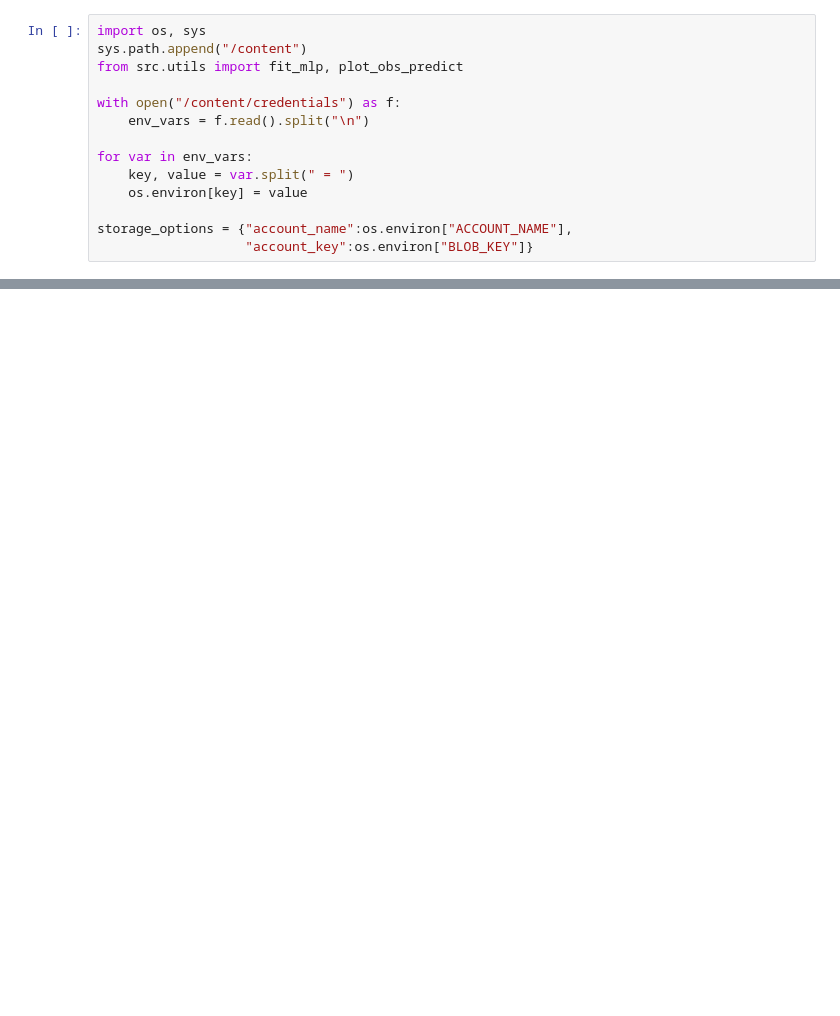
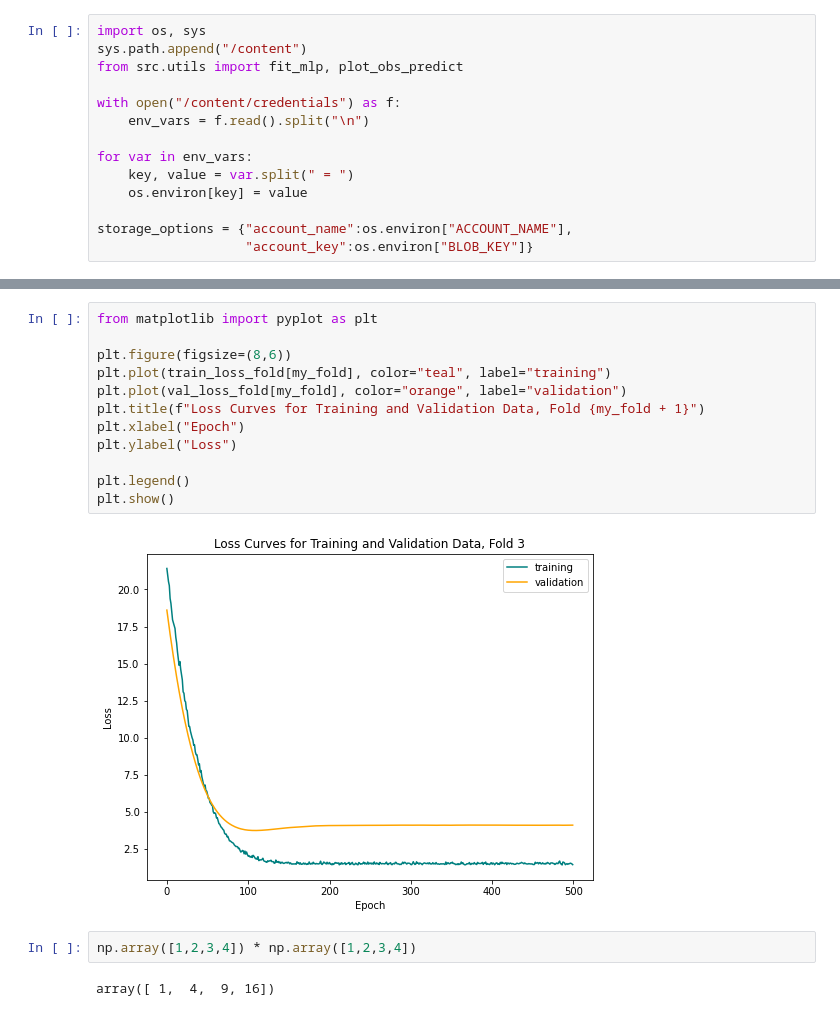
Before and after one commit to csp-inc/fluvius, a Jupyter notebook: notebooks/EX-MLP-cross-validation.ipynb, the cells around one changed output, grey strips where cells are left out. Cells and saved outputs as stored; diff of their text form; blank space fills up the shorter version.

```diff
--- a/notebooks/EX-MLP-cross-validation.ipynb
+++ b/notebooks/EX-MLP-cross-validation.ipynb
@@ -258,0 +325,18 @@ output["val_mse"]
+# %%
+from matplotlib import pyplot as plt
+
+plt.figure(figsize=(8,6))
+plt.plot(train_loss_fold[my_fold], color="teal", label="training")
+plt.plot(val_loss_fold[my_fold], color="orange", label="validation")
+plt.title(f"Loss Curves for Training and Validation Data, Fold {my_fold + 1}")
+plt.xlabel("Epoch")
+plt.ylabel("Loss")
+
+plt.legend()
+plt.show()
+# %% [output]
+[figure, added]
+# %%
+np.array([1,2,3,4]) * np.array([1,2,3,4])
+# %% [output]
+array([ 1,  4,  9, 16])
```
Also changed, not shown: parts of 8 cells of this notebook.
